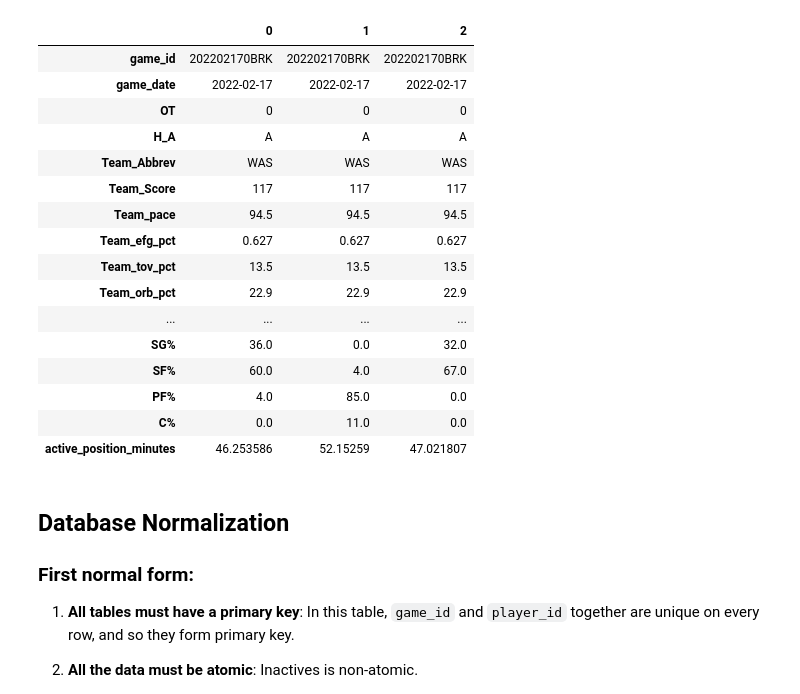
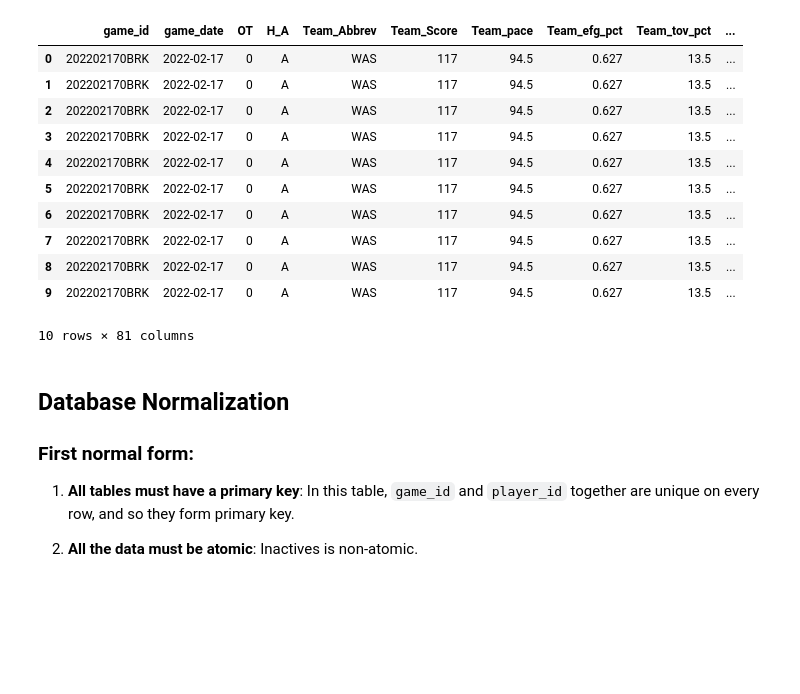
Before and after one commit to shroffr01/ds6001databases, a Jupyter notebook: nba_normalforms.ipynb, the cells around one changed output. Cells and saved outputs as stored; diff of their text form; code cells hidden in the pictures; blank space fills up the shorter version.

```diff
--- a/nba_normalforms.ipynb
+++ b/nba_normalforms.ipynb
@@ -15,25 +10,20 @@ Attempts made:
 nba = pd.read_csv('ASA All NBA Raw Data.csv', low_memory=False)
 # %%
 pd.set_option('display.max_rows', 81)
-nba.head(3).T
+nba.head(10)
 # %% [output]
-|  | 0 | 1 | 2 |
-| game_id | 202202170BRK | 202202170BRK | 202202170BRK |
-| game_date | 2022-02-17 | 2022-02-17 | 2022-02-17 |
-| OT | 0 | 0 | 0 |
-| H_A | A | A | A |
-| Team_Abbrev | WAS | WAS | WAS |
-| Team_Score | 117 | 117 | 117 |
-| Team_pace | 94.5 | 94.5 | 94.5 |
-| Team_efg_pct | 0.627 | 0.627 | 0.627 |
-| Team_tov_pct | 13.5 | 13.5 | 13.5 |
-| Team_orb_pct | 22.9 | 22.9 | 22.9 |
-| ... | ... | ... | ... |
-| SG% | 36.0 | 0.0 | 32.0 |
-| SF% | 60.0 | 4.0 | 67.0 |
-| PF% | 4.0 | 85.0 | 0.0 |
-| C% | 0.0 | 11.0 | 0.0 |
-| active_position_minutes | 46.253586 | 52.15259 | 47.021807 |
+|  | game_id | game_date | OT | H_A | Team_Abbrev | Team_Score | Team_pace | Team_efg_pct | Team_tov_pct | ... |
+| 0 | 202202170BRK | 2022-02-17 | 0 | A | WAS | 117 | 94.5 | 0.627 | 13.5 | ... |
+| 1 | 202202170BRK | 2022-02-17 | 0 | A | WAS | 117 | 94.5 | 0.627 | 13.5 | ... |
+| 2 | 202202170BRK | 2022-02-17 | 0 | A | WAS | 117 | 94.5 | 0.627 | 13.5 | ... |
+| 3 | 202202170BRK | 2022-02-17 | 0 | A | WAS | 117 | 94.5 | 0.627 | 13.5 | ... |
+| 4 | 202202170BRK | 2022-02-17 | 0 | A | WAS | 117 | 94.5 | 0.627 | 13.5 | ... |
+| 5 | 202202170BRK | 2022-02-17 | 0 | A | WAS | 117 | 94.5 | 0.627 | 13.5 | ... |
+| 6 | 202202170BRK | 2022-02-17 | 0 | A | WAS | 117 | 94.5 | 0.627 | 13.5 | ... |
+| 7 | 202202170BRK | 2022-02-17 | 0 | A | WAS | 117 | 94.5 | 0.627 | 13.5 | ... |
+| 8 | 202202170BRK | 2022-02-17 | 0 | A | WAS | 117 | 94.5 | 0.627 | 13.5 | ... |
+| 9 | 202202170BRK | 2022-02-17 | 0 | A | WAS | 117 | 94.5 | 0.627 | 13.5 | ... |
+10 rows × 81 columns
 # %% [markdown]
 ## Database Normalization
 ### First normal form:
```
Also changed, not shown: parts of 8 cells of this notebook, 2 other files.
